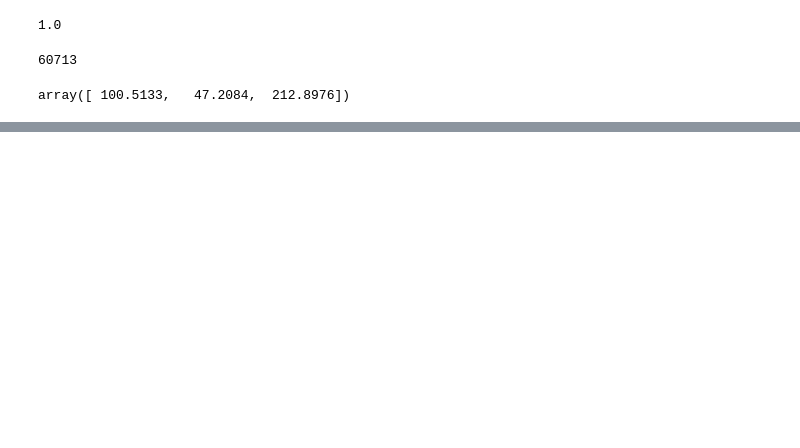
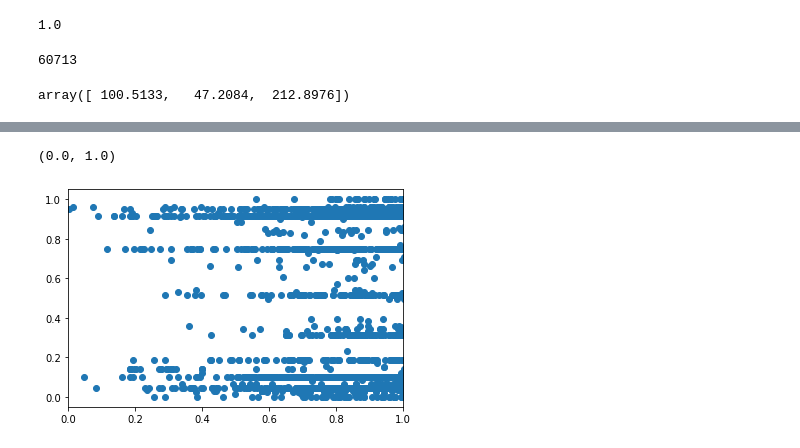
Before and after one commit to kjappelbaum/colorml, a Jupyter notebook: notebooks/Untitled.ipynb, the cells around one changed output, grey strips where cells are left out. Cells and saved outputs as stored; diff of their text form; code cells hidden in the pictures; blank space fills up the shorter version.

```diff
--- a/notebooks/Untitled.ipynb
+++ b/notebooks/Untitled.ipynb
@@ -324 +334,7 @@ y_predict.std()
+# %%
+plt.scatter(HSL_to_RGB(y_predict)[:,1], y_train[:,1])
+plt.xlim(0,1)
+# %% [output]
+(0.0, 1.0)
+[figure, added]
 # %%
```
Also changed, not shown: parts of 5 cells of this notebook, 1 other file.
